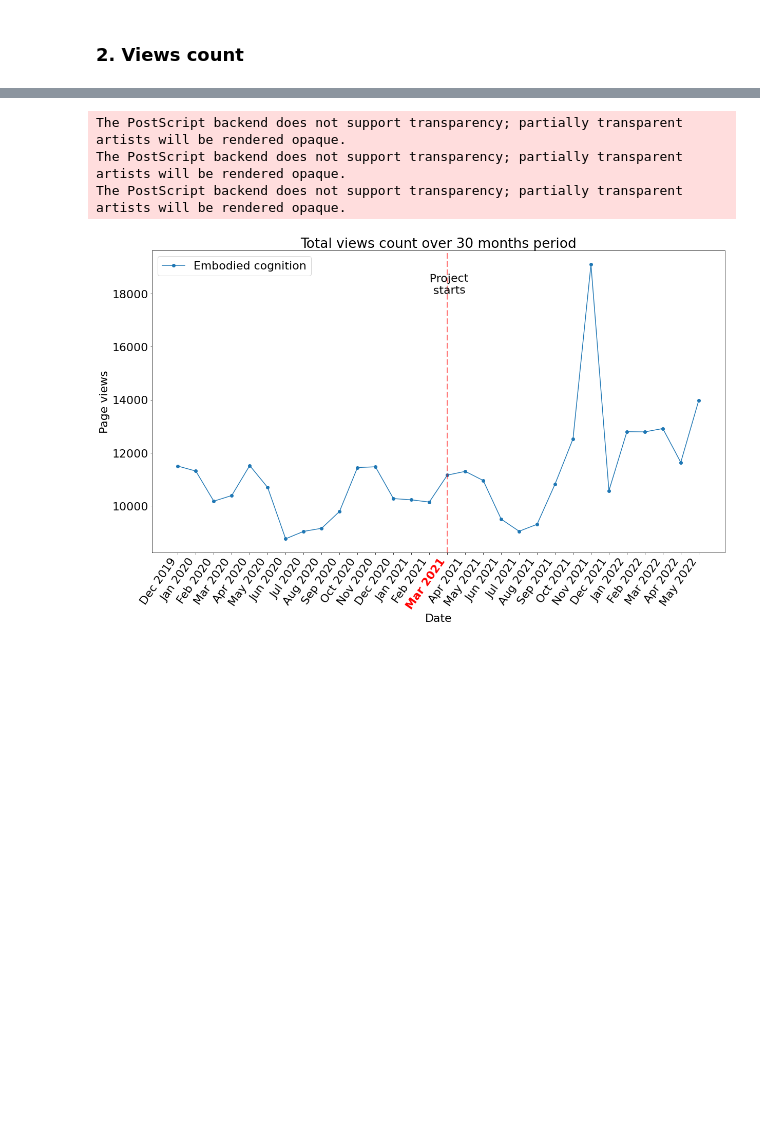
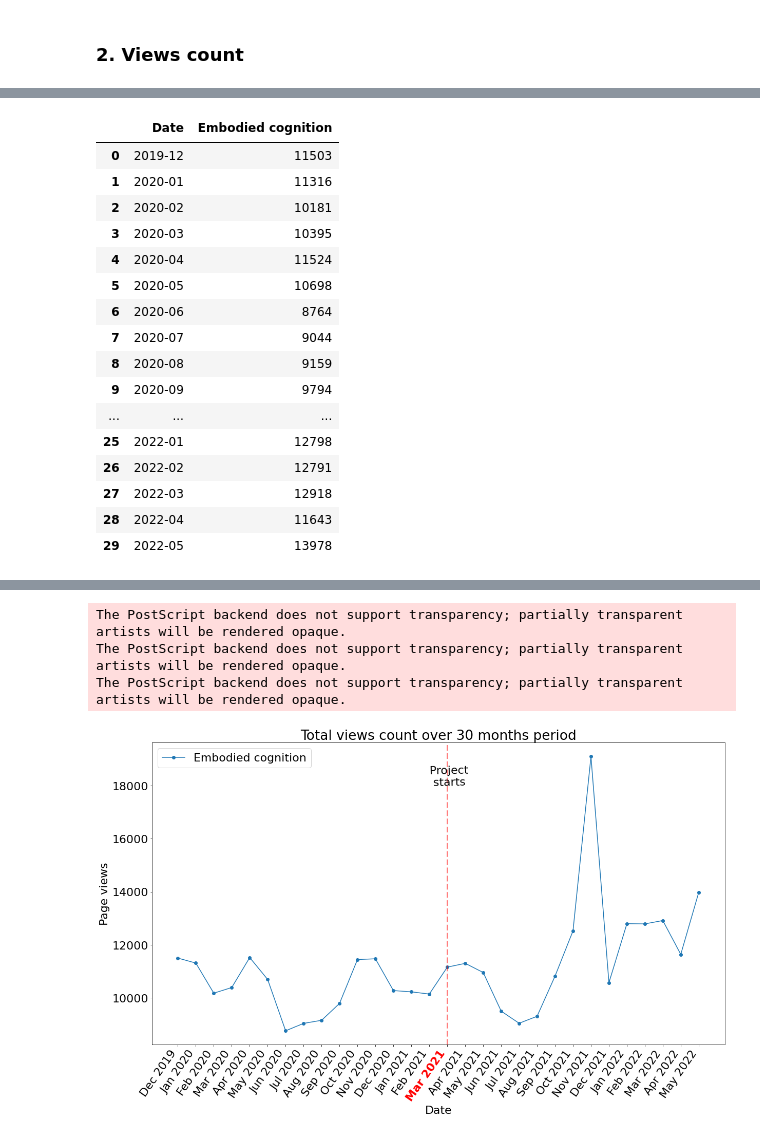
Before and after one commit to JohnMadrid/EC_env_images, a Jupyter notebook: WikiPageAnalysis/page_visits_analysis.ipynb, the cells around one changed output, grey strips where cells are left out. Drawn from its saved outputs; the diff is of its cells as text; code cells hidden in the pictures; blank space fills up the shorter version.

```diff
--- a/WikiPageAnalysis/page_visits_analysis.ipynb
+++ b/WikiPageAnalysis/page_visits_analysis.ipynb
@@ -239 +183,24 @@ Int64Index([7, 7, 7, 7, 7, 7, 7, 7, 7, 7,
+# %%
+# days df
+df_views_count_all
+# months df
+df_views_count_month
+# %% [output]
+|  | Date | Embodied cognition |
+| 0 | 2019-12 | 11503 |
+| 1 | 2020-01 | 11316 |
+| 2 | 2020-02 | 10181 |
+| 3 | 2020-03 | 10395 |
+| 4 | 2020-04 | 11524 |
+| 5 | 2020-05 | 10698 |
+| 6 | 2020-06 | 8764 |
+| 7 | 2020-07 | 9044 |
+| 8 | 2020-08 | 9159 |
+| 9 | 2020-09 | 9794 |
+| ... | ... | ... |
+| 25 | 2022-01 | 12798 |
+| 26 | 2022-02 | 12791 |
+| 27 | 2022-03 | 12918 |
+| 28 | 2022-04 | 11643 |
+| 29 | 2022-05 | 13978 |
 # %%
```
Also changed, not shown: parts of 19 cells of this notebook, 2 other files.
